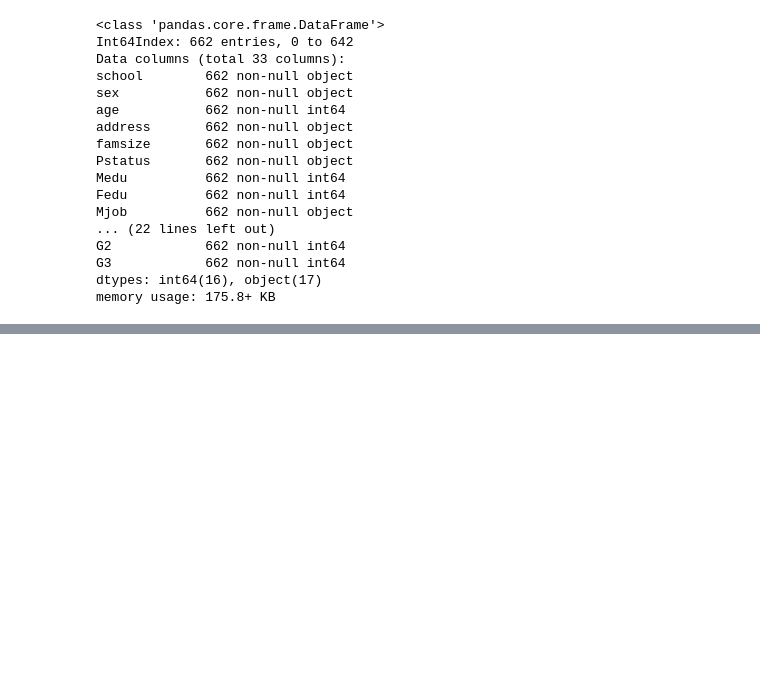
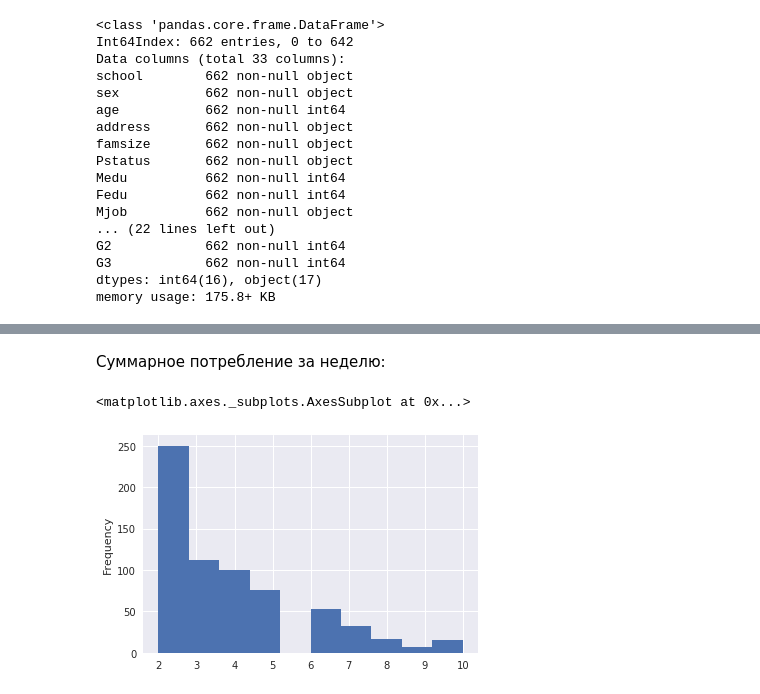
Before and after one commit to astromid/cinimex-test, a Jupyter notebook: code/task2.ipynb, the cells around one changed output, grey strips where cells are left out. Saved outputs shown, nothing was run; the diff lists cells and outputs as text; code cells hidden in the pictures; blank space fills up the shorter version.

```diff
--- a/code/task2.ipynb
+++ b/code/task2.ipynb
@@ -76,0 +107,7 @@ df.describe()
+# %% [markdown]
+Суммарное потребление за неделю:
+# %%
+(df['Dalc'] + df['Walc']).plot(kind='hist')
+# %% [output]
+<matplotlib.axes._subplots.AxesSubplot at 0x...>
+[figure, added]
```
Also changed, not shown: parts of 45 cells of this notebook.
